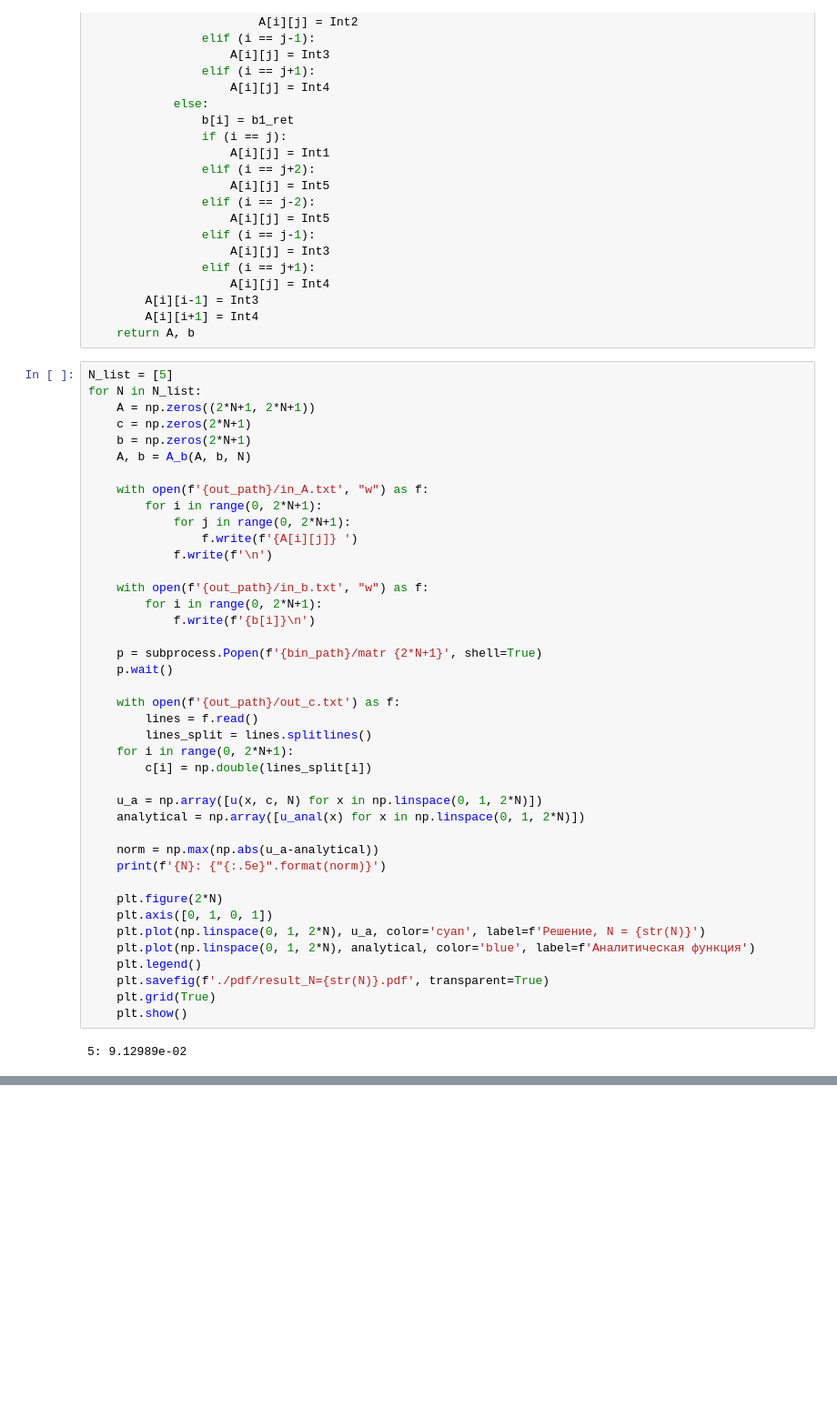
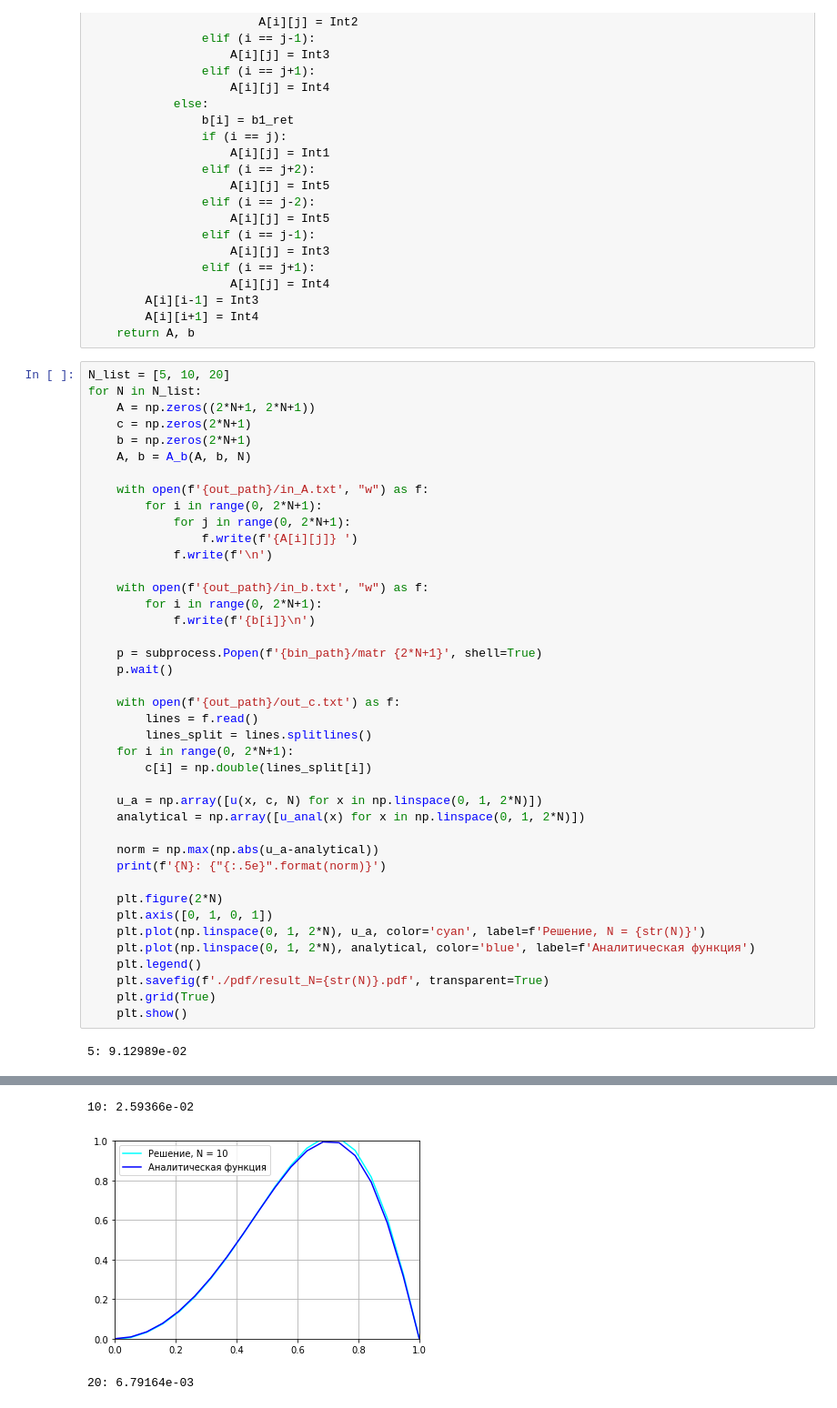
Before and after one commit to pmpavl/msu-workshop, a Jupyter notebook: task1/progs/task1.ipynb, the cells around one changed output, grey strips where cells are left out. Shown at 91% size. Cells and saved outputs as stored; diff of their text form; blank space fills up the shorter version.

```diff
--- a/task1/progs/task1.ipynb
+++ b/task1/progs/task1.ipynb
@@ -196,7 +196,7 @@ def A_b(A, b, N):
         A[i][i+1] = Int4
     return A, b
 # %%
-N_list = [5]
+N_list = [5, 10, 20]
 for N in N_list:
     A = np.zeros((2*N+1, 2*N+1))
     c = np.zeros(2*N+1)
@@ -212,30 +212,33 @@ for N in N_list:
     with open(f'{out_path}/in_b.txt', "w") as f:
         for i in range(0, 2*N+1):
             f.write(f'{b[i]}\n')
 
     p = subprocess.Popen(f'{bin_path}/matr {2*N+1}', shell=True)
     p.wait()
 
     with open(f'{out_path}/out_с.txt') as f:
         lines = f.read()
         lines_split = lines.splitlines()
     for i in range(0, 2*N+1):
         c[i] = np.double(lines_split[i])
 
     u_a = np.array([u(x, c, N) for x in np.linspace(0, 1, 2*N)])
     analytical = np.array([u_anal(x) for x in np.linspace(0, 1, 2*N)])
 
     norm = np.max(np.abs(u_a-analytical))
     print(f'{N}: {"{:.5e}".format(norm)}')
 
     plt.figure(2*N)
     plt.axis([0, 1, 0, 1])
     plt.plot(np.linspace(0, 1, 2*N), u_a, color='cyan', label=f'Решение, N = {str(N)}')
     plt.plot(np.linspace(0, 1, 2*N), analytical, color='blue', label=f'Аналитическая функция')
     plt.legend()
     plt.savefig(f'./pdf/result_N={str(N)}.pdf', transparent=True)
     plt.grid(True)
     plt.show()
 # %% [output]
 5: 9.12989e-02
 [figure]
+10: 2.59366e-02
+[figure, added]
+20: 6.79164e-03
```
Also changed, not shown: parts of 1 cell of this notebook, 27 other files.
